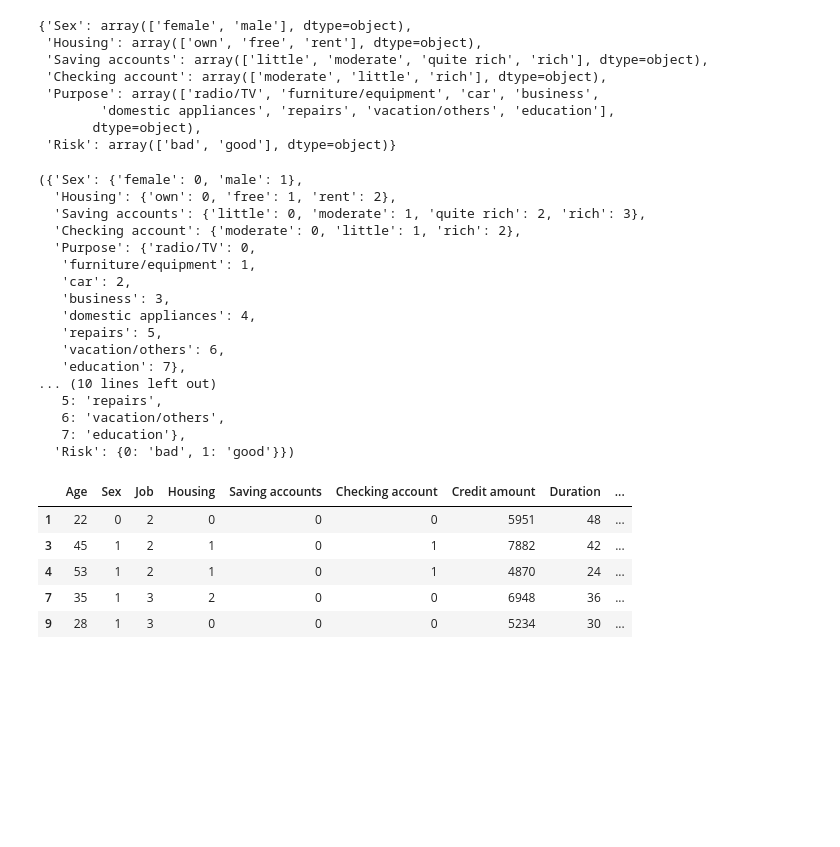
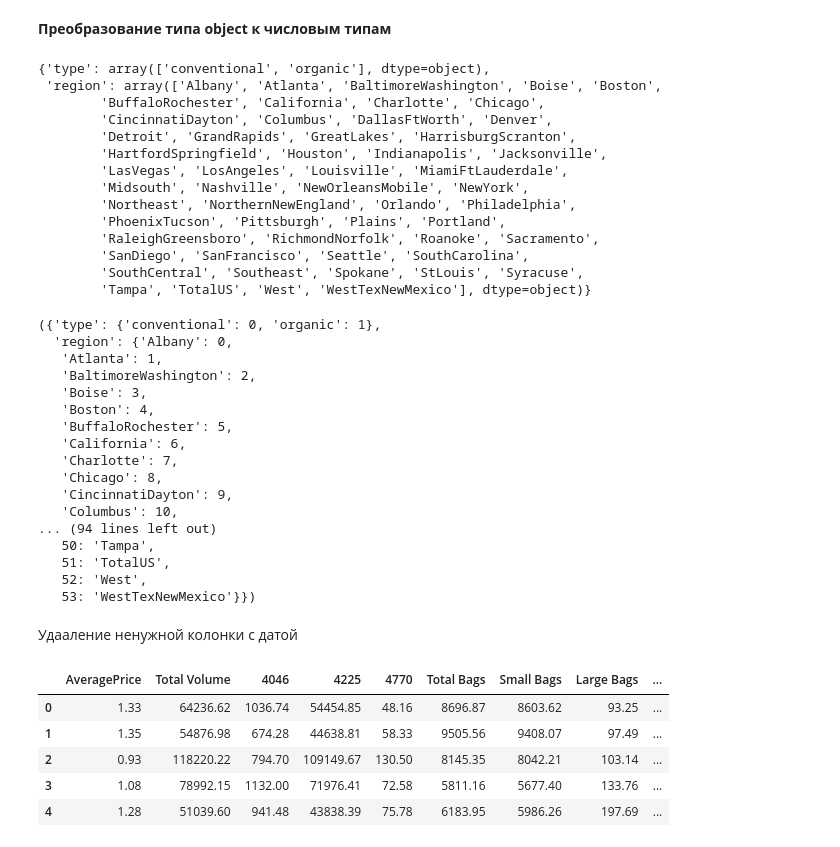
Before and after one commit to stepanov2112/Machine-Learning, a Jupyter notebook: ML_regression.ipynb, the cells around one changed output. Cells and saved outputs as stored; diff of their text form; code cells hidden in the pictures; blank space fills up the shorter version.

```diff
--- a/ML_regression.ipynb
+++ b/ML_regression.ipynb
@@ -9,2 +16,2 @@ from sklearn.model_selection import train_test_split
 # %%
-dataset = pd.read_csv("datasets/credit/german_credit_data.csv",index_col=0)
+dataset = pd.read_csv("datasets/avocado/avocado.csv",index_col=0)
@@ -51,2 +45,0 @@ Text(0.5, 1.0, 'Missing value heatmap')
-# %%
-dataset.dropna(subset=['Saving accounts','Checking account'], inplace=True)
@@ -80,17 +46,25 @@ dataset.sample(5)
+# %% [markdown]
+<b>Преобразование типа object к числовым типам</b>
 # %%
-du = {"Sex":[],"Housing":[],"Saving accounts":[],"Checking account":[],"Purpose":[],"Risk":[]}
+du = {"type":[],"region":[]}
 for i in du.keys():
     du[i] = dataset[i].unique()
 du
 # %% [output]
-{'Sex': array(['female', 'male'], dtype=object),
- 'Housing': array(['own', 'free', 'rent'], dtype=object),
- 'Saving accounts': array(['little', 'moderate', 'quite rich', 'rich'], dtype=object),
- 'Checking account': array(['moderate', 'little', 'rich'], dtype=object),
- 'Purpose': array(['radio/TV', 'furniture/equipment', 'car', 'business',
-        'domestic appliances', 'repairs', 'vacation/others', 'education'],
-       dtype=object),
- 'Risk': array(['bad', 'good'], dtype=object)}
+{'type': array(['conventional', 'organic'], dtype=object),
+ 'region': array(['Albany', 'Atlanta', 'BaltimoreWashington', 'Boise', 'Boston',
+        'BuffaloRochester', 'California', 'Charlotte', 'Chicago',
+        'CincinnatiDayton', 'Columbus', 'DallasFtWorth', 'Denver',
+        'Detroit', 'GrandRapids', 'GreatLakes', 'HarrisburgScranton',
+        'HartfordSpringfield', 'Houston', 'Indianapolis', 'Jacksonville',
+        'LasVegas', 'LosAngeles', 'Louisville', 'MiamiFtLauderdale',
+        'Midsouth', 'Nashville', 'NewOrleansMobile', 'NewYork',
+        'Northeast', 'NorthernNewEngland', 'Orlando', 'Philadelphia',
+        'PhoenixTucson', 'Pittsburgh', 'Plains', 'Portland',
+        'RaleighGreensboro', 'RichmondNorfolk', 'Roanoke', 'Sacramento',
+        'SanDiego', 'SanFrancisco', 'Seattle', 'SouthCarolina',
+        'SouthCentral', 'Southeast', 'Spokane', 'StLouis', 'Syracuse',
+        'Tampa', 'TotalUS', 'West', 'WestTexNewMexico'], dtype=object)}
 # %%
 du_encoder, du_decoder = du.copy(), du.copy()
 for i in du:
@@ -99,33 +73,35 @@ for i in du:
 
 du_encoder, du_decoder
 # %% [output]
-({'Sex': {'female': 0, 'male': 1},
-  'Housing': {'own': 0, 'free': 1, 'rent': 2},
-  'Saving accounts': {'little': 0, 'moderate': 1, 'quite rich': 2, 'rich': 3},
-  'Checking account': {'moderate': 0, 'little': 1, 'rich': 2},
-  'Purpose': {'radio/TV': 0,
-   'furniture/equipment': 1,
-   'car': 2,
-   'business': 3,
-   'domestic appliances': 4,
-   'repairs': 5,
-   'vacation/others': 6,
-   'education': 7},
-... (10 lines left out)
-   5: 'repairs',
-   6: 'vacation/others',
-   7: 'education'},
-  'Risk': {0: 'bad', 1: 'good'}})
+({'type': {'conventional': 0, 'organic': 1},
+  'region': {'Albany': 0,
+   'Atlanta': 1,
+   'BaltimoreWashington': 2,
+   'Boise': 3,
+   'Boston': 4,
+   'BuffaloRochester': 5,
+   'California': 6,
+   'Charlotte': 7,
+   'Chicago': 8,
+   'CincinnatiDayton': 9,
+   'Columbus': 10,
+... (94 lines left out)
+   50: 'Tampa',
+   51: 'TotalUS',
+   52: 'West',
+   53: 'WestTexNewMexico'}})
+# %% [markdown]
+Удааление ненужной колонки с датой
 # %%
-data = dataset.copy()
+data = dataset.drop(['Date'], axis=1).copy()
 for i in du_encoder:
     data[i] = data[i].map(du_encoder[i])
 data.head()
 # %% [output]
-|  | Age | Sex | Job | Housing | Saving accounts | Checking account | Credit amount | Duration | ... |
-| 1 | 22 | 0 | 2 | 0 | 0 | 0 | 5951 | 48 | ... |
-| 3 | 45 | 1 | 2 | 1 | 0 | 1 | 7882 | 42 | ... |
-| 4 | 53 | 1 | 2 | 1 | 0 | 1 | 4870 | 24 | ... |
-| 7 | 35 | 1 | 3 | 2 | 0 | 0 | 6948 | 36 | ... |
-| 9 | 28 | 1 | 3 | 0 | 0 | 0 | 5234 | 30 | ... |
+|  | AveragePrice | Total Volume | 4046 | 4225 | 4770 | Total Bags | Small Bags | Large Bags | ... |
+| 0 | 1.33 | 64236.62 | 1036.74 | 54454.85 | 48.16 | 8696.87 | 8603.62 | 93.25 | ... |
+| 1 | 1.35 | 54876.98 | 674.28 | 44638.81 | 58.33 | 9505.56 | 9408.07 | 97.49 | ... |
+| 2 | 0.93 | 118220.22 | 794.70 | 109149.67 | 130.50 | 8145.35 | 8042.21 | 103.14 | ... |
+| 3 | 1.08 | 78992.15 | 1132.00 | 71976.41 | 72.58 | 5811.16 | 5677.40 | 133.76 | ... |
+| 4 | 1.28 | 51039.60 | 941.48 | 43838.39 | 75.78 | 6183.95 | 5986.26 | 197.69 | ... |
 # %%
```
Also changed, not shown: parts of 36 cells of this notebook, 1 other file.
